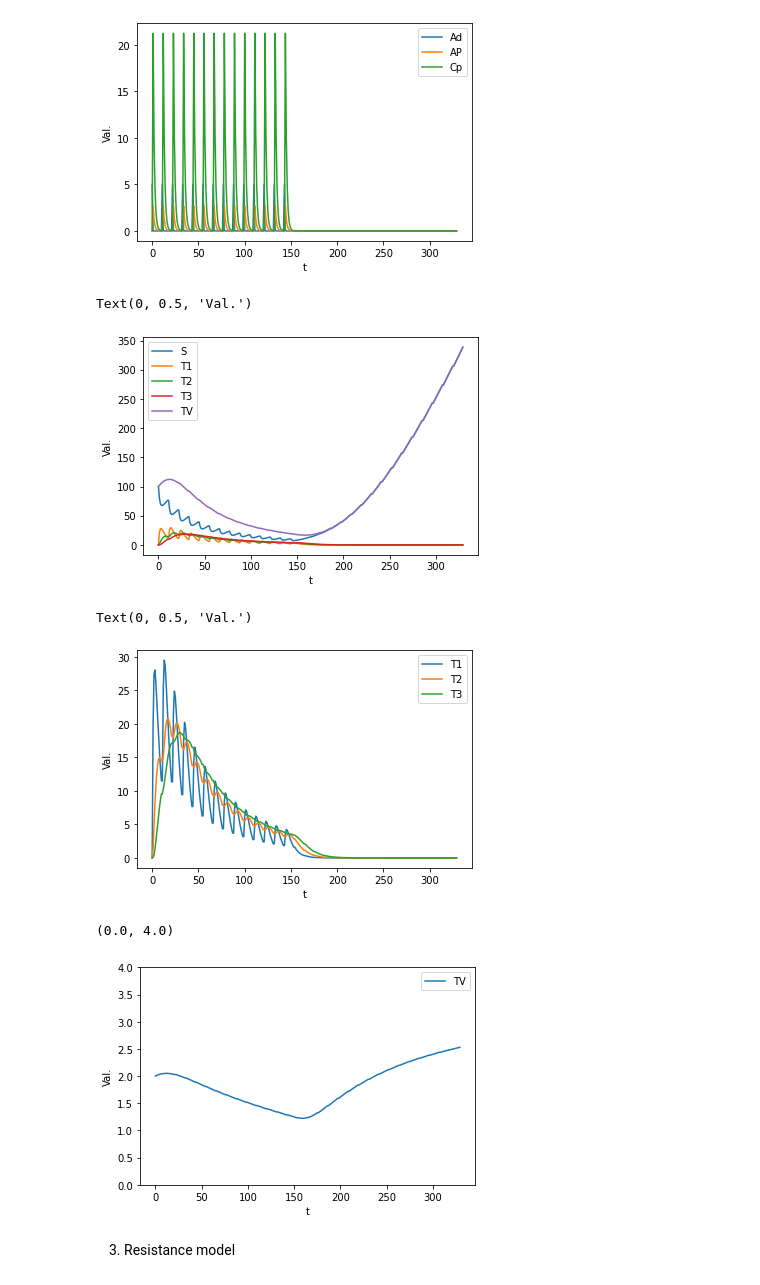
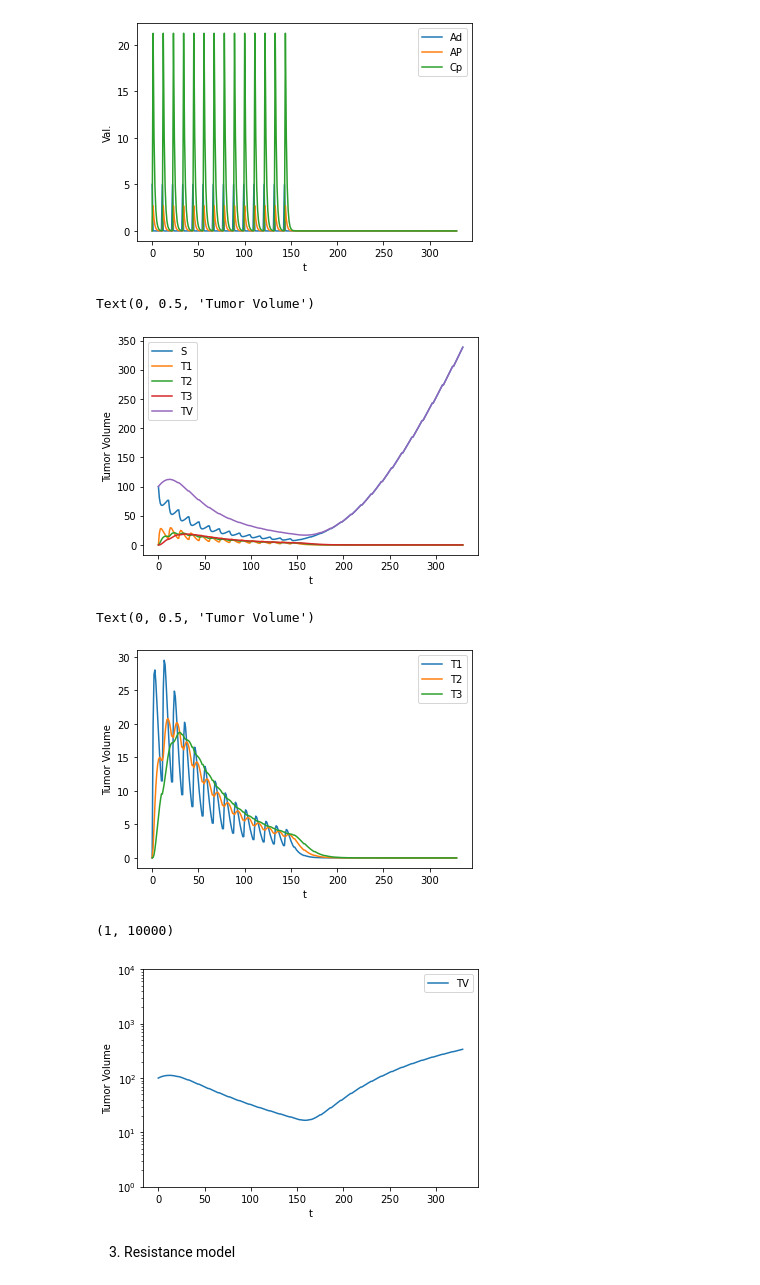
Before and after one commit to Sayaka-Ishizawa/Other-research, a Jupyter notebook: Eigenmann et al./PK_PD_model.ipynb, the cells around one changed output. Cells and saved outputs as stored; diff of their text form; code cells hidden in the pictures.

```diff
--- a/Eigenmann et al./PK_PD_model.ipynb
+++ b/Eigenmann et al./PK_PD_model.ipynb
@@ -130,10 +130,10 @@ ax.plot(x,cummulative_TGI[:,6],label='T3')
 ax.plot(x,cummulative_TGI[:,7],label='TV')
 ax.legend()
 ax.set_xlabel('t')
-ax.set_ylabel('Val.')
+ax.set_ylabel('Tumor Volume')
 # %% [output]
-Text(0, 0.5, 'Val.')
+Text(0, 0.5, 'Tumor Volume')
-[figure, old version]
+[figure, new version]
 # %%
 # The dynamics of damaged cells
 fig,ax = plt.subplots()
@@ -142,21 +142,22 @@ ax.plot(x,cummulative_TGI[:,5],label='T2')
 ax.plot(x,cummulative_TGI[:,6],label='T3')
 ax.legend()
 ax.set_xlabel('t')
-ax.set_ylabel('Val.')
+ax.set_ylabel('Tumor Volume')
 # %% [output]
-Text(0, 0.5, 'Val.')
+Text(0, 0.5, 'Tumor Volume')
-[figure, old version]
+[figure, new version]
 # %%
 # The dynamics of the Tumor size; this should be Figure 3 in the paper
 fig,ax = plt.subplots()
-ax.plot(x,np.log10(cummulative_TGI[:,7]),label='TV')
+ax.plot(x,cummulative_TGI[:,7],label='TV')
 ax.legend()
 ax.set_xlabel('t')
-ax.set_ylabel('Val.')
-ax.set_ylim([0,4])
+ax.set_yscale('log',basey=10)
+ax.set_ylabel('Tumor Volume')
+ax.set_ylim([10**0,10**4])
 # %% [output]
-(0.0, 4.0)
+(1, 10000)
-[figure, old version]
+[figure, new version]
 # %% [markdown]
 3. Resistance model
 # %%
```
Also changed, not shown: parts of 4 cells of this notebook.
